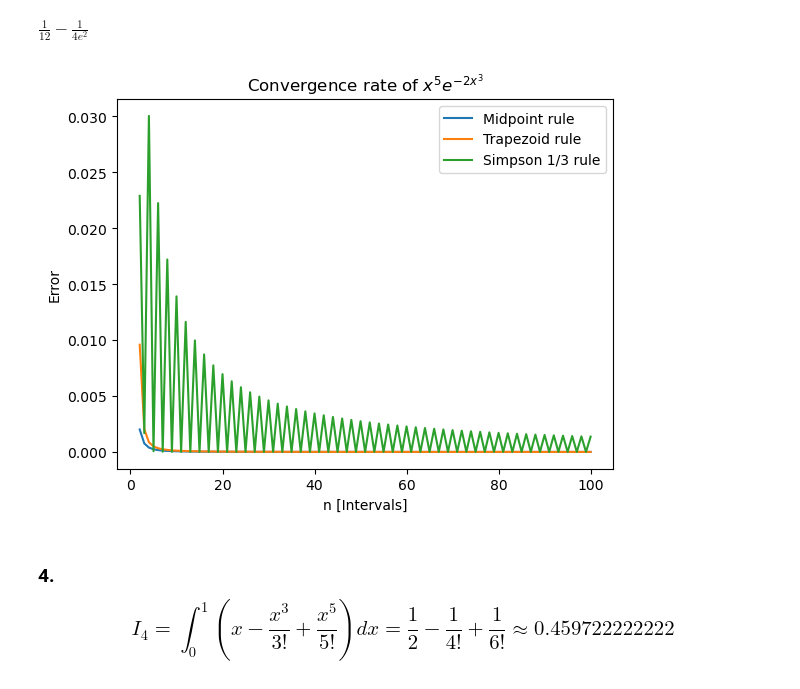
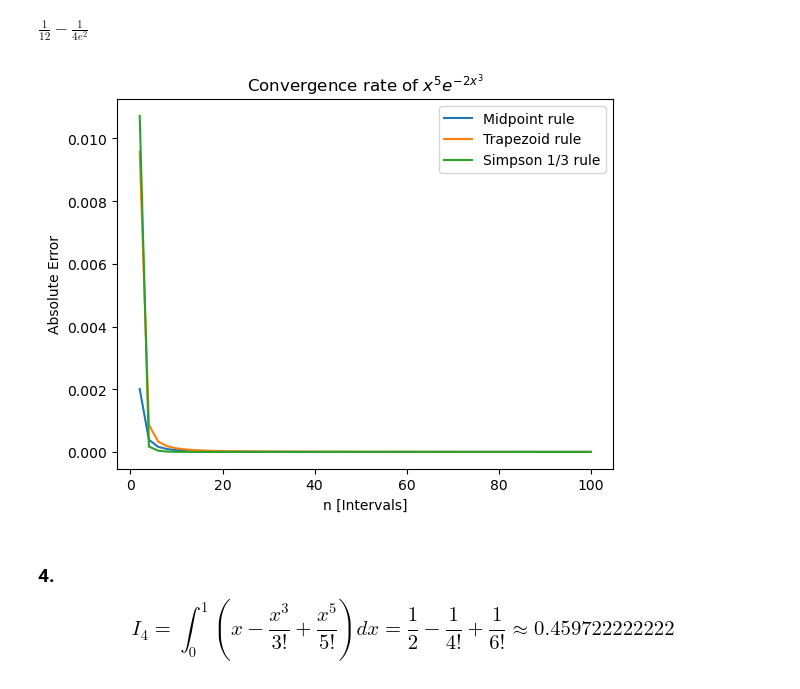
Before and after one commit to ashwin-r-k/IITK_notebooks, a Jupyter notebook: NumericalMethods/HW_Ashwin_241310004.ipynb, the cells around one changed output. Cells and saved outputs as stored; diff of their text form; code cells hidden in the pictures.

```diff
--- a/NumericalMethods/HW_Ashwin_241310004.ipynb
+++ b/NumericalMethods/HW_Ashwin_241310004.ipynb
@@ -20,6 +20,27 @@ import numpy as np
 import matplotlib.pyplot as plt
 from scipy.integrate import quad
 import sympy as sp
+
+def Simpson_3rule_i(f,initial):
+    [a,b,_] = initial
+    h = (b-a)/2
+    x = [a,a+h,b]
+    ans = h/3*(f(x[0]) + 4*f(x[1]) + f(x[2]))
+    return ans
+
+def Simpson_3rule(f,initial):
+    [a,b,n] = initial
+    h = (b-a)/n
+    x = np.linspace(a,b,n+1)
+    sum = 0
+    for i in range(0,len(x)-1,2):
+        try :
+            sum = sum + Simpson_3rule_i(f,[x[i],x[i+2],n])
+        except:
+            print(f"Error at x = {x[i]} but contuining")
+
+    return sum
+
 
 def Midpoint_rule(f,initial):
     [a,b,n] = initial
@@ -46,7 +67,7 @@ def Trapezoid_rule(f,initial):
         #print(x[i])
     return sum
 
-def Simpson_3rule(f,initial):
+def Composit_Simpson_rule(f,initial):
     [a,b,n] = initial
 
     S1 = f(a)
@@ -323,26 +362,26 @@ $\displaystyle \frac{1}{12} - \frac{1}{4 e^{2}}$
 # %%
 x = sp.symbols('x')
 f_expr = x**5 * sp.exp(-2*x**3)
 f_latex = sp.latex(f_expr)
 
 plt.title(f'Convergence rate of ${f_latex}$')
 
 intervals, errors = convergence_rate(f,initial, Midpoint_rule, ans_quad, max_n=100)
 plot_convergence(intervals, errors,"Midpoint rule")
 
 intervals, errors = convergence_rate(f,initial, Trapezoid_rule, ans_quad, max_n=100)
 plot_convergence(intervals, errors,"Trapezoid rule")
 
 intervals, errors = convergence_rate(f,initial, Simpson_3rule, ans_quad, max_n=100)
 plot_convergence(intervals, errors,"Simpson 1/3 rule")
 
 
 plt.xlabel('n [Intervals]')
-plt.ylabel('Error')
+plt.ylabel('Absolute Error')
 plt.legend()
 plt.show()
 # %% [output]
-[figure, old version]
+[figure, new version]
 # %% [markdown]
 
 ### 4. $$ I_4 = \int_0^1 \left( x - \frac{x^3}{3!} + \frac{x^5}{5!} \right) dx = \frac{1}{2} - \frac{1}{4!} + \frac{1}{6!}  \approx 0.459722222222 $$
```
Also changed, not shown: parts of 17 cells of this notebook.
